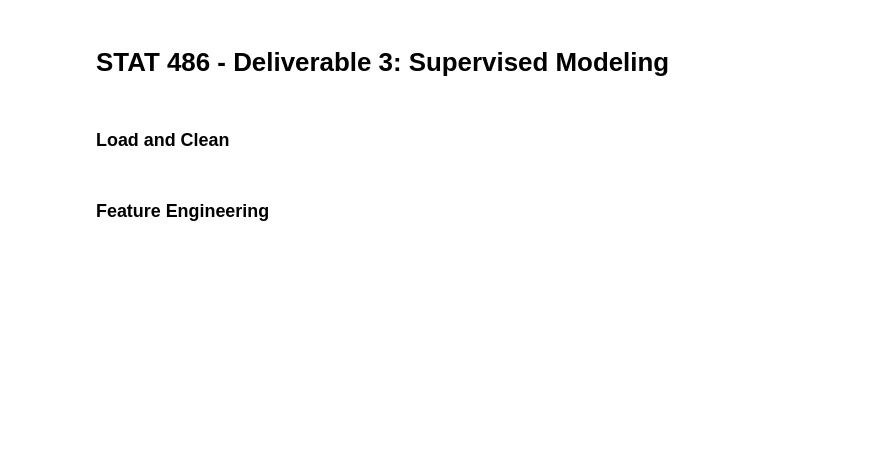
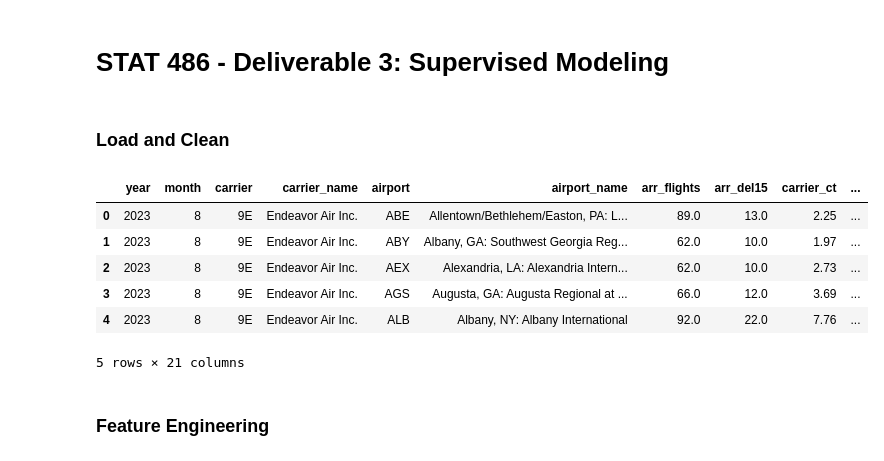
Before and after one commit to nicholasthomas18/STAT486FinalProject, a Jupyter notebook: code/03_supervised.ipynb, the cells around one changed output. Cells and saved outputs as stored; diff of their text form; code cells hidden in the pictures; blank space fills up the shorter version.

```diff
--- a/code/03_supervised.ipynb
+++ b/code/03_supervised.ipynb
@@ -23,6 +23,16 @@ warnings.filterwarnings("ignore")
 # %%
 df = pd.read_csv("/Users/lizethmendoza/Documents/STAT 486/STAT486FinalProject/data/Airline_Delay_Cause.csv")
 df = df[df["arr_flights"] > 0].copy()
+# %%
+df.head(5)
+# %% [output]
+|  | year | month | carrier | carrier_name | airport | airport_name | arr_flights | arr_del15 | carrier_ct | ... |
+| 0 | 2023 | 8 | 9E | Endeavor Air Inc. | ABE | Allentown/Bethlehem/Easton, PA: L... | 89.0 | 13.0 | 2.25 | ... |
+| 1 | 2023 | 8 | 9E | Endeavor Air Inc. | ABY | Albany, GA: Southwest Georgia Reg... | 62.0 | 10.0 | 1.97 | ... |
+| 2 | 2023 | 8 | 9E | Endeavor Air Inc. | AEX | Alexandria, LA: Alexandria Intern... | 62.0 | 10.0 | 2.73 | ... |
+| 3 | 2023 | 8 | 9E | Endeavor Air Inc. | AGS | Augusta, GA: Augusta Regional at ... | 66.0 | 12.0 | 3.69 | ... |
+| 4 | 2023 | 8 | 9E | Endeavor Air Inc. | ALB | Albany, NY: Albany International | 92.0 | 22.0 | 7.76 | ... |
+5 rows × 21 columns
 # %% [markdown]
 ### Feature Engineering
 # %%
```
Also changed, not shown: 2 other files.
